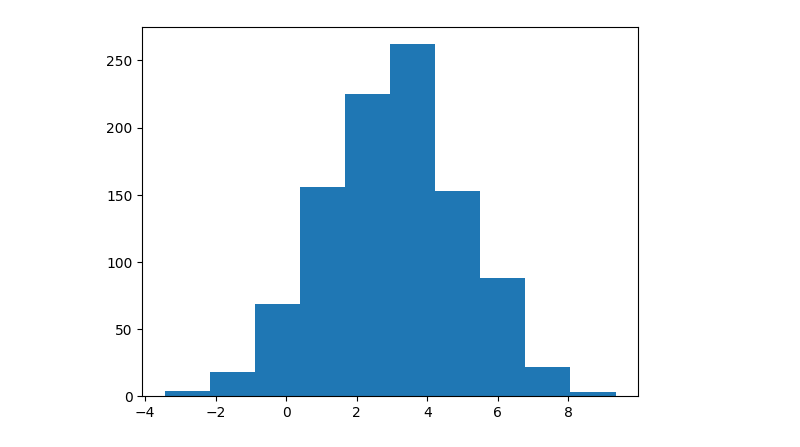
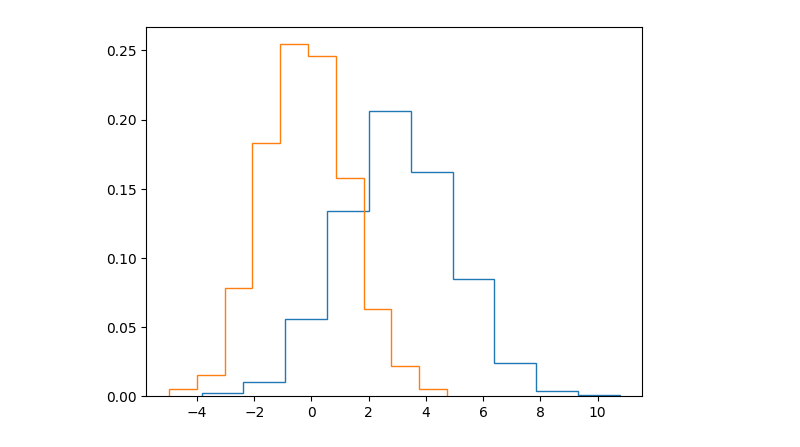
Before and after one commit to mdmould/shallow, a Jupyter notebook: examples/toy.ipynb, the cells around one changed output. Cells and saved outputs as stored; diff of their text form; code cells hidden in the pictures.

```diff
--- a/examples/toy.ipynb
+++ b/examples/toy.ipynb
@@ -5,10 +5,6 @@ import torch
 from shallow.torch.flows import AffineAutoregressiveFlow, trainer
 # %%
 x = np.random.randn(1_000) * 2 + 3
-# %%
-plt.hist(x);
-# %% [output]
-[figure, removed]
 # %%
 flow = AffineAutoregressiveFlow(
     inputs=1, # Number of parameter dimensions
@@ -31,6 +27,14 @@ flow = AffineAutoregressiveFlow(
     # **kwargs, # Keyword arguments passed to transform constructor
     mask=False,
     )
+# %%
+plt.hist(x, density=True, histtype='step')
+
+with torch.inference_mode():
+    y = flow.sample(1_000).squeeze().numpy()
+plt.hist(y, density=True, histtype='step');
+# %% [output]
+[figure, added]
 # %%
 flow, losses = trainer(
     flow,
```
Also changed, not shown: parts of 4 cells of this notebook.
